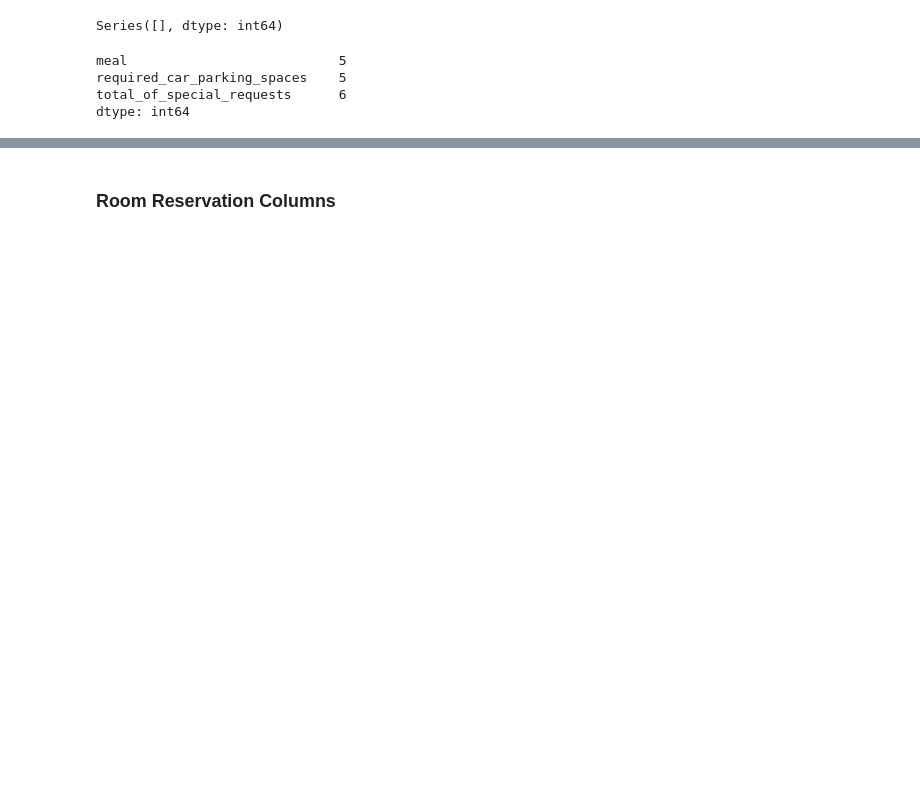
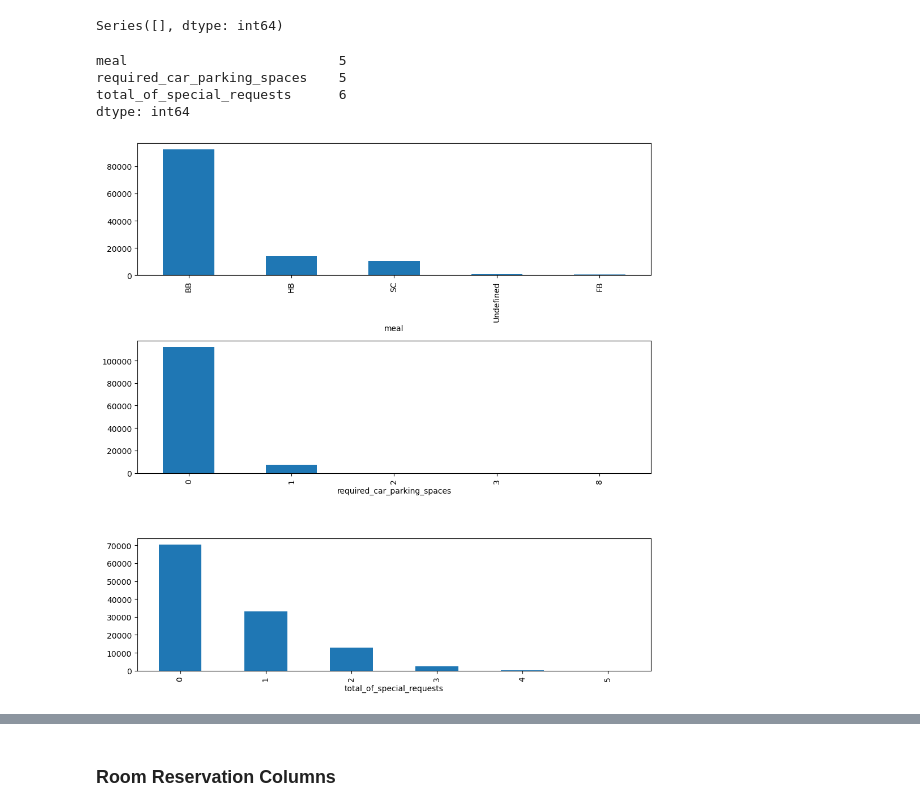
Before and after one commit to briantlui/predictive-model, a Jupyter notebook: notebooks/NEW 01-data-loading-cleaning.ipynb, the cells around one changed output, grey strips where cells are left out. Cells and saved outputs as stored; diff of their text form; code cells hidden in the pictures; blank space fills up the shorter version.

```diff
--- a/notebooks/NEW 01-data-loading-cleaning.ipynb
+++ b/notebooks/NEW 01-data-loading-cleaning.ipynb
@@ -198,7 +201,7 @@ time_dependent_cols = [
     "arrival_date_day_of_month",
     "reservation_status_date"]
 
-guest_details_cols = [
+guest_detail_cols = [
     "adults",
     "children",
     "babies",
@@ -355,7 +381,7 @@ ncols=3
 
 plt.subplots(nrows, ncols, figsize=(10,10))
 
-for i, col in enumerate(init_clean_df[guest_details_cols]):
+for i, col in enumerate(init_clean_df[guest_detail_cols]):
     plt.subplot(nrows, ncols, i+1)
     init_clean_df[col].value_counts().plot(kind='barh')
 
@@ -429,10 +449,28 @@ init_clean_df[misc_res_cols]
 init_clean_df[misc_res_cols].isnull().sum().loc[lambda x: x>0]
 # %% [output]
 Series([], dtype: int64)
-# %%
-init_clean_df[misc_res_cols].nunique()
-# %% [output]
-meal                           5
-required_car_parking_spaces    5
-total_of_special_requests      6
-dtype: int64
+# %%
+#checking number of unique values
+init_clean_df[misc_res_cols].nunique()
+# %% [output]
+meal                           5
+required_car_parking_spaces    5
+total_of_special_requests      6
+dtype: int64
+# %%
+#Creating a value_count plot for each Misc Reservation Columns
+
+#Specify subplot dimensions
+nrows=3
+ncols=1
+
+plt.subplots(nrows, ncols, figsize=(10,10))
+
+for i, col in enumerate(init_clean_df[misc_res_cols]):
+    plt.subplot(nrows, ncols, i+1)
+    init_clean_df[col].value_counts().plot(kind='bar')
+
+plt.tight_layout()
+plt.show()
+# %% [output]
+[figure, added]
```
Also changed, not shown: parts of 168 cells of this notebook, 1 other file.
